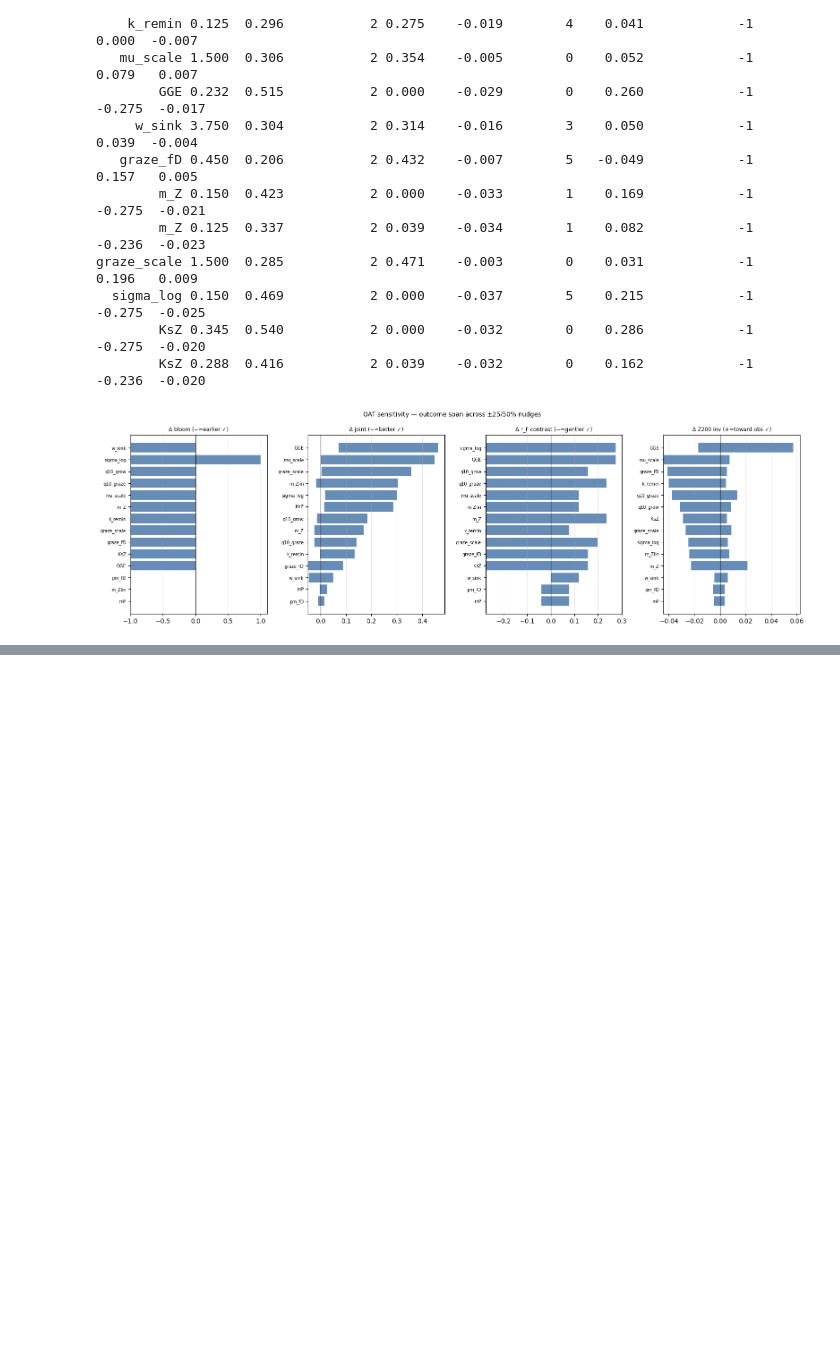
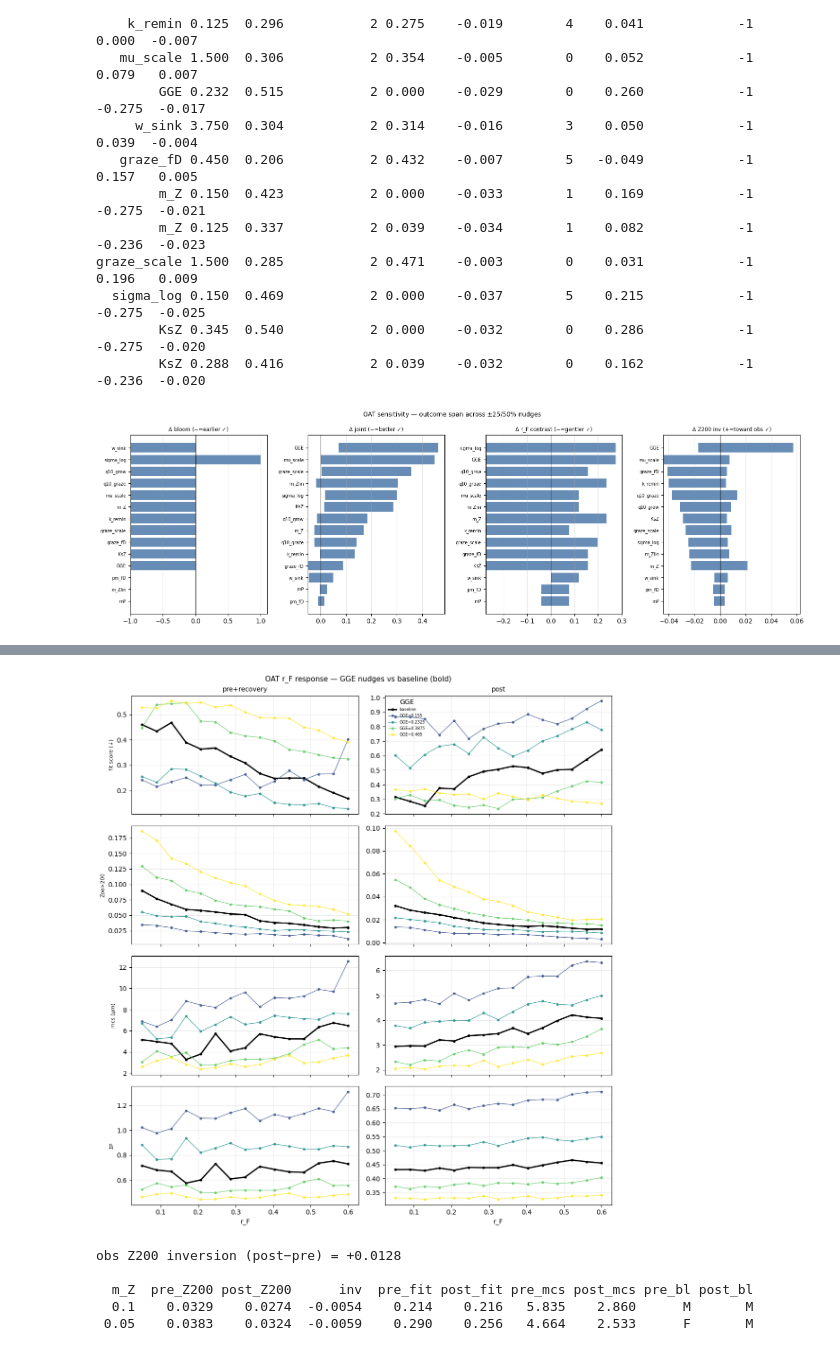
Before and after one commit to ben1post/SSMCariaco, a Jupyter notebook: parameter_scan/FINAL/NEWSCANSETUP_04.ipynb, the cells around one changed output, grey strips where cells are left out. Saved outputs shown, nothing was run; the diff lists cells and outputs as text; code cells hidden in the pictures; blank space fills up the shorter version.

```diff
--- a/parameter_scan/FINAL/NEWSCANSETUP_04.ipynb
+++ b/parameter_scan/FINAL/NEWSCANSETUP_04.ipynb
@@ -142,0 +200,48 @@ graze_scale 1.500  0.285           2 0.471    -0.003        0    0.031
+# %%
+import numpy as np, matplotlib.pyplot as plt, matplotlib.cm as cm
+SCREW='GGE'      # ← GGE, m_Z, q10_graze, graze_fD, KsZ, sigma_log, ...
+METRICS=[('score','fit score (↓)'),('Z200','Zoo>200'),('mcs','mcs (µm)'),('sumP','ΣP')]
+combos=sorted([c for c in D.combo.unique() if c=='baseline' or c.startswith(SCREW+'=')],
+              key=lambda c:(c!='baseline', float(c.split('=')[1]) if '=' in c else 0))
+col={c:('k' if c=='baseline' else cm.viridis(i/max(1,len(combos)-1))) for i,c in enumerate(combos)}
+fig,axes=plt.subplots(len(METRICS),2,figsize=(11,3*len(METRICS)),sharex=True)
+for j,g in enumerate(['pre+recovery','post']):
+    for i,(m,lab) in enumerate(METRICS):
+        ax=axes[i,j]
+        for c in combos:
+            d=D[(D.combo==c)&(D.group==g)].sort_values('rF')
+            ax.plot(d.rF,d[m],'-o',ms=3,lw=2 if c=='baseline' else 1,color=col[c],
+                    label=c,alpha=1 if c=='baseline' else 0.8)
+        if i==0: ax.set_title(g,fontsize=10)
+        if j==0: ax.set_ylabel(lab,fontsize=8)
+        ax.grid(alpha=0.25)
+axes[-1,0].set_xlabel('r_F'); axes[-1,1].set_xlabel('r_F'); axes[0,1].legend(fontsize=6,frameon=False,title=SCREW)
+fig.suptitle(f'OAT r_F response — {SCREW} nudges vs baseline (bold)',fontsize=11); plt.tight_layout(); plt.show()
+# %% [output]
+[figure, added]
+# %%
+import numpy as np, seasonal_scan_harness as ssh
+FORC = ssh.build_forcings(['pre+recovery','post'], hplc_coincident=True)
+obs  = ssh.build_obs_targets(['pre+recovery','post'])
+spec = ssh.allometry('maranon_ward'); MO=['J','F','M','A','M','J','J','A','S','O','N','D']
+FISH = {'pre+recovery':0.5,'post':0.1}; TGT=['mcs','pico','nano','micro','sumP']
+def run(g,mz): return ssh.run_one(spec,FORC[g],fish_rate=FISH[g],years=60,spinup=15,
+    mP=0.0015,m_Z=mz,grazing={'KsZ':0.23,'sigma_log':0.20},
+    iv_overrides={'GrazingRouter':{'gge':0.31}},n_harmonics=3)
+def fit(c,g):
+    om=obs[g]['mean']; t=[((c.get(k,np.nan)-om[k])/om[k])**2 for k in TGT if om.get(k) and np.isfinite(c.get(k,np.nan))]
+    return float(np.sqrt(np.mean(t))) if t else np.nan
+oinv = obs['post']['mean']['Z200']-obs['pre+recovery']['mean']['Z200']
+print(f"obs Z200 inversion (post−pre) = {oinv:+.4f}\n")
+print(f"{'m_Z':>5}{'pre_Z200':>10}{'post_Z200':>10}{'inv':>9}{'pre_fit':>9}{'post_fit':>9}{'pre_mcs':>8}{'post_mcs':>9}{'pre_bl':>7}{'post_bl':>8}")
+for mz in (0.10, 0.05):
+    cp,cq=run('pre+recovery',mz),run('post',mz)
+    print(f"{mz:>5}{cp['Z200']:>10.4f}{cq['Z200']:>10.4f}{cq['Z200']-cp['Z200']:>+9.4f}"
+          f"{fit(cp,'pre+recovery'):>9.3f}{fit(cq,'post'):>9.3f}{cp['mcs']:>8.3f}{cq['mcs']:>9.3f}"
+          f"{MO[int(np.nanargmax(cp['clim_sumP']))]:>7}{MO[int(np.nanargmax(cq['clim_sumP']))]:>8}")
+# %% [output]
+obs Z200 inversion (post−pre) = +0.0128
+
+  m_Z  pre_Z200 post_Z200      inv  pre_fit post_fit pre_mcs post_mcs pre_bl post_bl
+  0.1    0.0329    0.0274  -0.0054    0.214    0.216   5.835    2.860      M       M
+ 0.05    0.0383    0.0324  -0.0059    0.290    0.256   4.664    2.533      F       M
```
Also changed, not shown: parts of 19 cells of this notebook, 4 other files.
